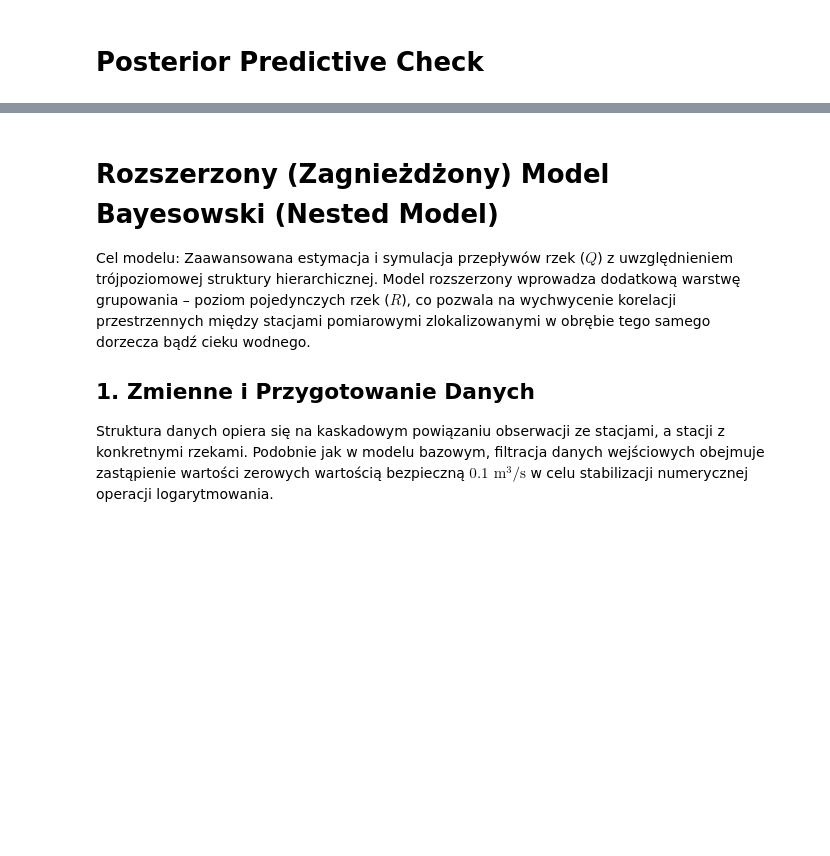
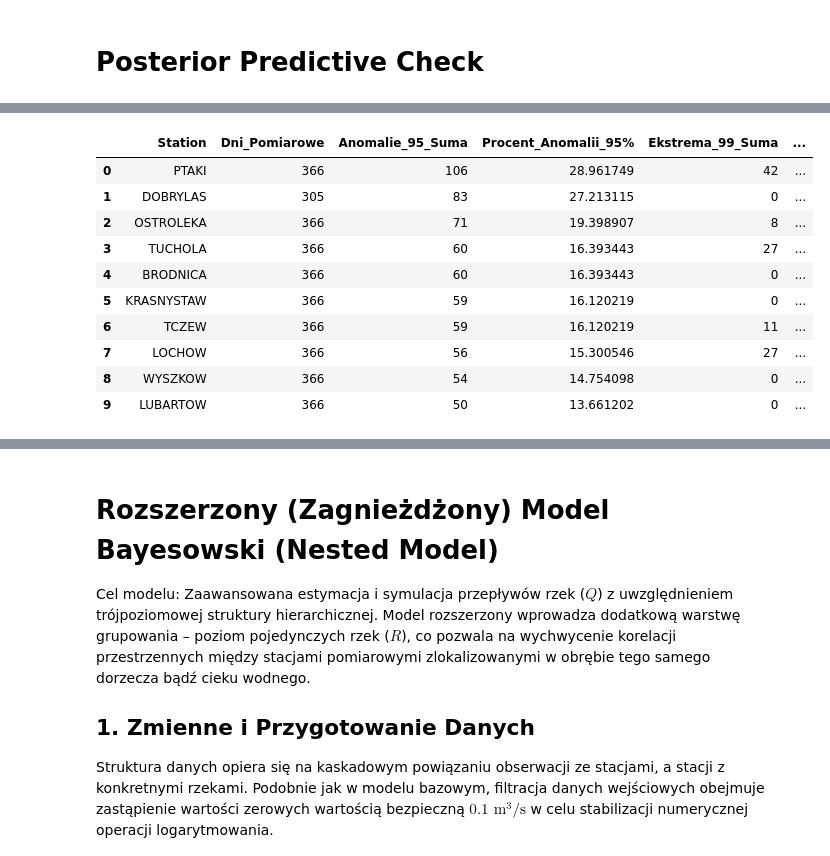
Before and after one commit to pjerzyna/Data-Analytics-Project, a Jupyter notebook: nested_hierarchical.ipynb, the cells around one changed output, grey strips where cells are left out. Saved outputs shown, nothing was run; the diff lists cells and outputs as text; code cells hidden in the pictures; blank space fills up the shorter version.

```diff
--- a/nested_hierarchical.ipynb
+++ b/nested_hierarchical.ipynb
@@ -734,0 +891,78 @@ NameError: name 'idata_base' is not defined
+# %%
+# ====================================================================
+# KROK 6: WALIDACJA I DETEKCJA ANOMALII NA DANYCH Z ROKU 2024
+# ====================================================================
+import pandas as pd
+import numpy as np
+
+print("⏳ Krok 1: Filtrowanie serii czasowej dla okresu walidacyjnego (2024)...")
+# Upewniamy się, że kolumna Date jest typu datetime i wyciągamy rok
+df['Date'] = pd.to_datetime(df['Date'])
+df['Year'] = df['Date'].dt.year
+
+# Wyciągamy wyłącznie czyste dane pomiarowe dla roku 2024
+df_validation = df[df['Year'] == 2024].copy()
+
+if df_validation.empty:
+    print("❌ BŁĄD: Brak danych dla roku 2024 w głównym DataFrame 'df'!")
+    print("Upewnij się, że Twój wstępny krok czyszczenia danych wczytał cały dataset.")
+else:
+    print(f"   • Znaleziono {len(df_validation)} dobowych obserwacji pomiarowych dla roku 2024.")
+
+    print("⏳ Krok 2: Mapowanie bayesowskich progów ostrzegawczych na dane walidacyjne...")
+    # Łączymy dane walidacyjne z tabelą progów na podstawie nazwy stacji
+    df_val_merged = pd.merge(
+        df_validation,
+        df_thresholds[['Station_Name', 'Progowa_Anomalia_95%', 'Progowe_Ekstremum_99%']],
+        left_on='Station',
+        right_on='Station_Name',
+        how='inner'
+    )
+
+    print("⏳ Krok 3: Detekcja przekroczeń progów alarmowych (Anomalie vs Ekstremu)...")
+    # Sprawdzamy, w których dniach rzeczywisty przepływ przekroczył wyznaczone progi
+    df_val_merged['Przekroczenie_95'] = df_val_merged['Value'] > df_val_merged['Progowa_Anomalia_95%']
+    df_val_merged['Przekroczenie_99'] = df_val_merged['Value'] > df_val_merged['Progowe_Ekstremum_99%']
+
+    print("⏳ Krok 4: Agregacja statystyk per stacja hydrologiczna...")
+    # Liczymy sumy przekroczeń oraz statystyki dla każdej stacji osobno
+    summary_per_station = df_val_merged.groupby('Station').agg(
+        Dni_Pomiarowe=('Value', 'count'),
+        Anomalie_95_Suma=('Przekroczenie_95', 'sum'),
+        Ekstrema_99_Suma=('Przekroczenie_99', 'sum'),
+        Maksymalny_Przeplyw_Walidacji=('Value', 'max'),
+        Prog_95_Ref=('Progowa_Anomalia_95%', 'first'),
+        Prog_99_Ref=('Progowe_Ekstremum_99%', 'first')
+    ).reset_index()
+
+    # Wyliczamy procentowy udział dni z anomaliami w okresie walidacyjnym 2024
+    summary_per_station['Procent_Anomalii_95%'] = (summary_per_station['Anomalie_95_Suma'] / summary_per_station['Dni_Pomiarowe']) * 100
+    summary_per_station['Procent_Ekstremow_99%'] = (summary_per_station['Ekstrema_99_Suma'] / summary_per_station['Dni_Pomiarowe']) * 100
+
+    # Sortujemy od stacji z największą liczbą ekstremalnych zdarzeń
+    summary_per_station = summary_per_station.sort_values(by='Anomalie_95_Suma', ascending=False).reset_index(drop=True)
+
+    # Zapisujemy pełny raport stacji do nowego pliku CSV dedykowanego dla roku 2024
+    output_val_csv = "raport_walidacji_anomalii_2024.csv"
+    summary_per_station.to_csv(output_val_csv, index=False, encoding='utf-8')
+
+    # --- Krok 5: Generowanie Globalnego Raportu Podsumowującego ---
+    total_days = int(summary_per_station['Dni_Pomiarowe'].sum())
+    total_anom_95 = int(summary_per_station['Anomalie_95_Suma'].sum())
+    total_ex_99 = int(summary_per_station['Ekstrema_99_Suma'].sum())
+
+    global_rate_95 = (total_anom_95 / total_days) * 100
+    global_rate_99 = (total_ex_99 / total_days) * 100
+
+    print("\n" + "="*60)
+    print("🚨 GLOBALNY RAPORT WALIDACJI PROGÓW POWODZIOWYCH (2024):")
+    print(f"   • Łączna liczba analizowanych dni-stacji (N): {total_days}")
+    print(f"   • Wykryte anomalie (przepływ > próg 95%):     {total_anom_95} dni ({global_rate_95:.2f}% ogółu)")
+    print(f"   • Wykryte ekstrema powodziowe (próg 99%):     {total_ex_99} dni ({global_rate_99:.2f}% ogółu)")
+    print("="*60)
+    print(f"✅ Szczegółowy raport dla 69 stacji zapisano do: '{output_val_csv}'")
+
+    # Wyświetlamy top 10 stacji najbardziej dotkniętych anomaliami w roku 2024
+    print("\n📊 TOP 10 STACJI Z NAJWIĘKSZĄ LICZBĄ ANOMALII W ROKU 2024:")
+    display(summary_per_station[['Station', 'Dni_Pomiarowe', 'Anomalie_95_Suma', 'Procent_Anomalii_95%', 'Ekstrema_99_Suma', 'Maksymalny_Przeplyw_Walidacji']].head(10))
+# %% [output]
@@ -734,0 +984,11 @@ NameError: name 'idata_base' is not defined
+|  | Station | Dni_Pomiarowe | Anomalie_95_Suma | Procent_Anomalii_95% | Ekstrema_99_Suma | ... |
+| 0 | PTAKI | 366 | 106 | 28.961749 | 42 | ... |
+| 1 | DOBRYLAS | 305 | 83 | 27.213115 | 0 | ... |
+| 2 | OSTROLEKA | 366 | 71 | 19.398907 | 8 | ... |
+| 3 | TUCHOLA | 366 | 60 | 16.393443 | 27 | ... |
+| 4 | BRODNICA | 366 | 60 | 16.393443 | 0 | ... |
+| 5 | KRASNYSTAW | 366 | 59 | 16.120219 | 0 | ... |
+| 6 | TCZEW | 366 | 59 | 16.120219 | 11 | ... |
+| 7 | LOCHOW | 366 | 56 | 15.300546 | 27 | ... |
+| 8 | WYSZKOW | 366 | 54 | 14.754098 | 0 | ... |
+| 9 | LUBARTOW | 366 | 50 | 13.661202 | 0 | ... |
```
Also changed, not shown: parts of 17 cells of this notebook, 5 other files.
